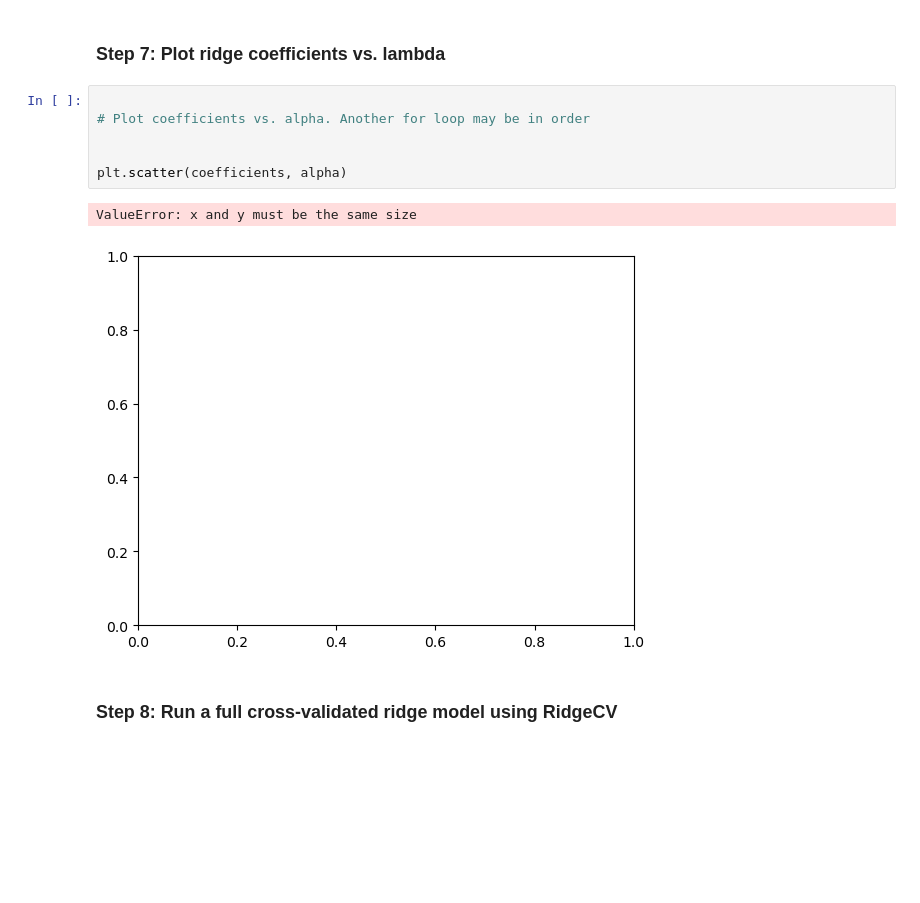
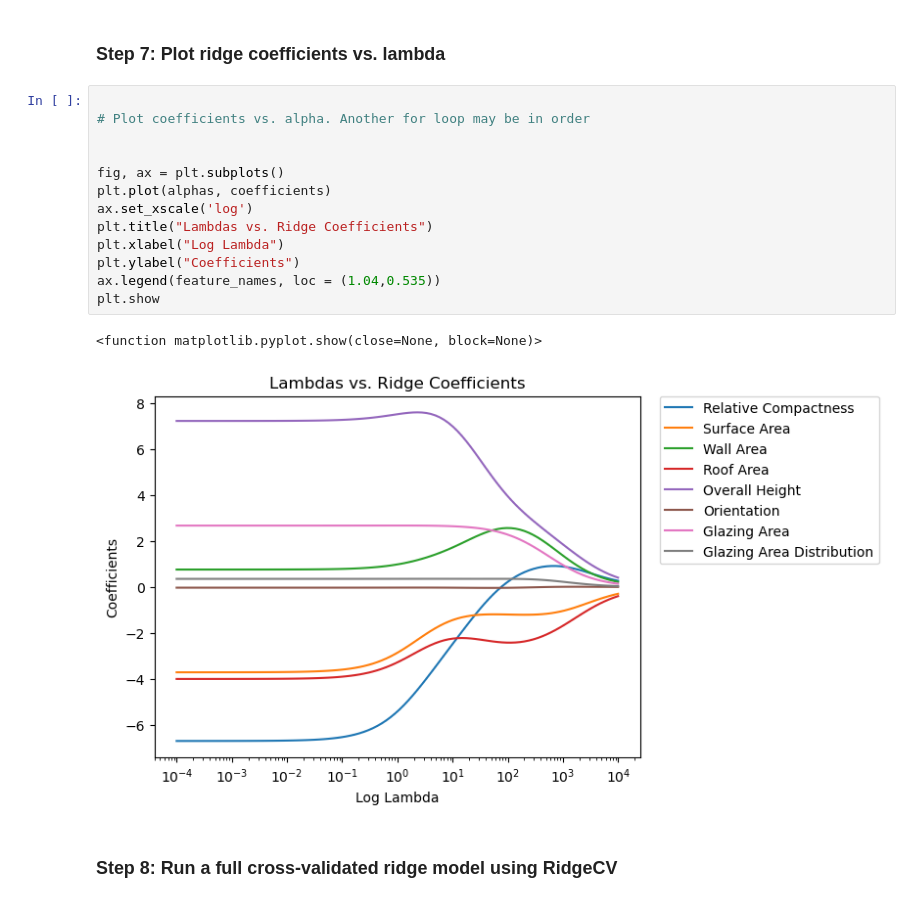
Before and after one commit to tommats00/EDS232-labs, a Jupyter notebook: Week2/Lab2-energy-efficiency.ipynb, the cells around one changed output. Drawn from its saved outputs; the diff is of its cells as text; blank space fills up the shorter version.

```diff
--- a/Week2/Lab2-energy-efficiency.ipynb
+++ b/Week2/Lab2-energy-efficiency.ipynb
@@ -212,12 +212,19 @@ print(coefficients)
 # %%
 
 # Plot coefficients vs. alpha. Another for loop may be in order
 
 
-plt.scatter(coefficients, alpha)
+fig, ax = plt.subplots()
+plt.plot(alphas, coefficients)
+ax.set_xscale('log')
+plt.title("Lambdas vs. Ridge Coefficients")
+plt.xlabel("Log Lambda")
+plt.ylabel("Coefficients")
+ax.legend(feature_names, loc = (1.04,0.535))
+plt.show
 # %% [output]
-ValueError: x and y must be the same size
+<function matplotlib.pyplot.show(close=None, block=None)>
-[figure, old version]
+[figure, new version]
 # %% [markdown]
 ### Step 8: Run a full cross-validated ridge model using RidgeCV
 # %%
```
Also changed, not shown: parts of 5 cells of this notebook.
